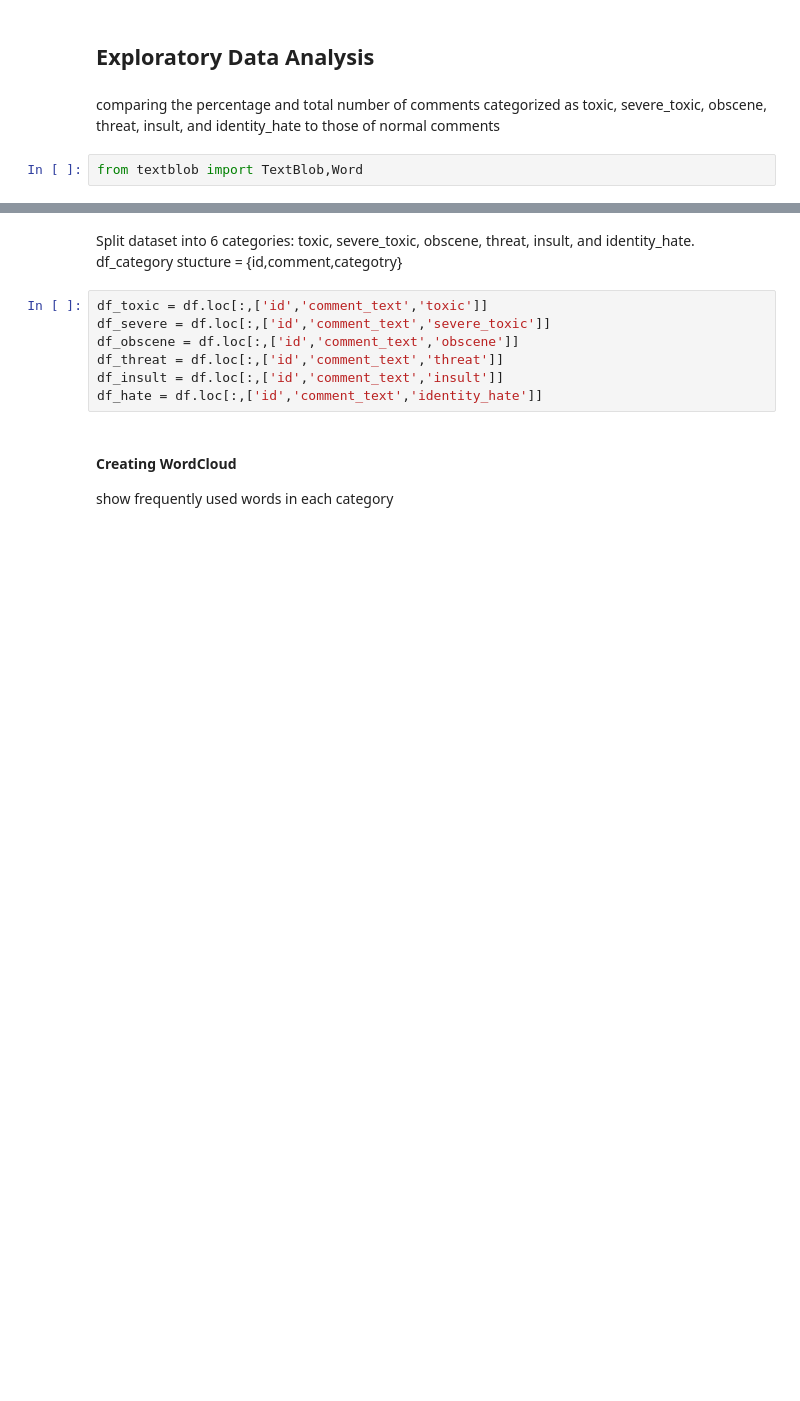
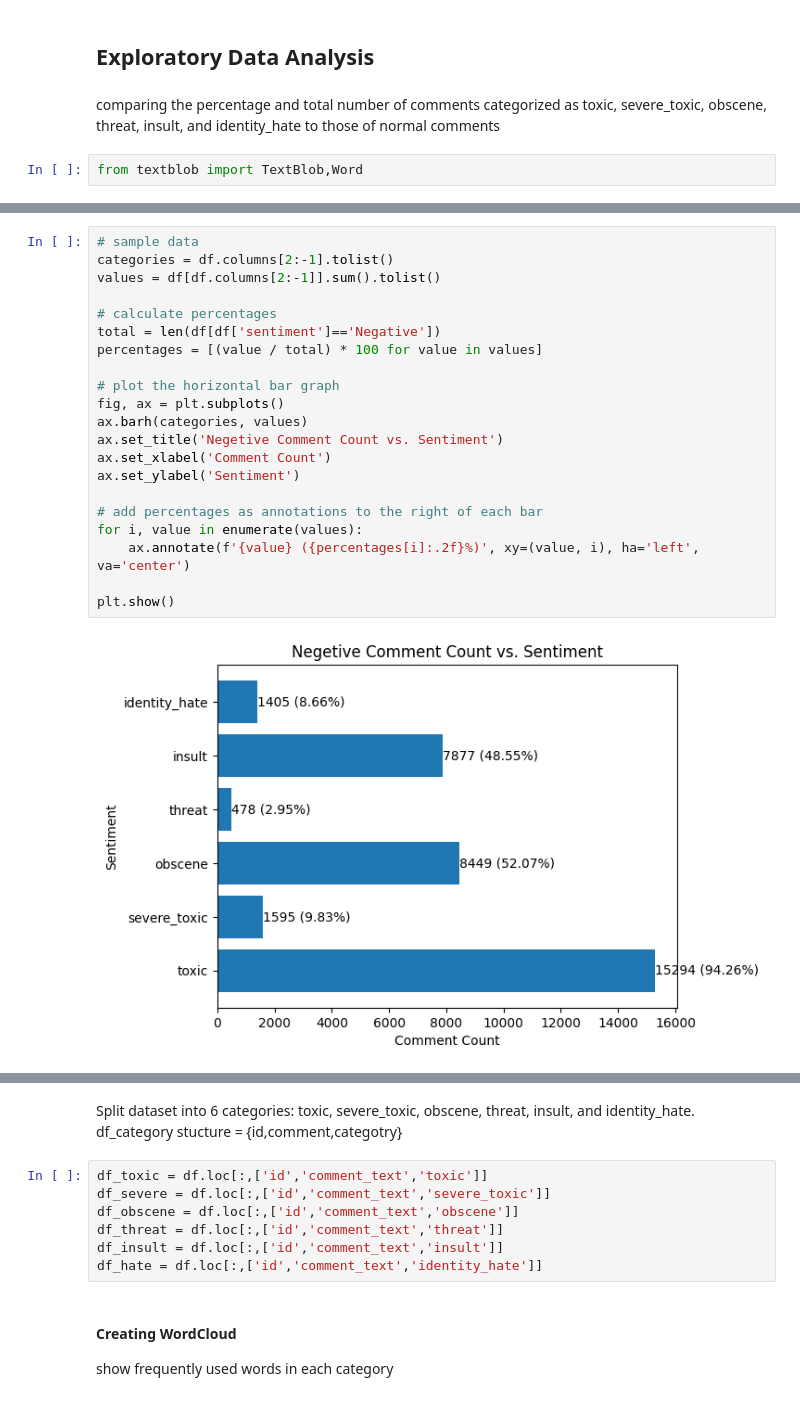
Before and after one commit to whoismanoj/Team3-SC1005-miniProject-ToxicCommentClassifier, a Jupyter notebook: DSAI_Project.ipynb, the cells around one changed output, grey strips where cells are left out. Saved outputs shown, nothing was run; the diff lists cells and outputs as text; blank space fills up the shorter version.

```diff
--- a/DSAI_Project.ipynb
+++ b/DSAI_Project.ipynb
@@ -249,0 +219,23 @@ plt.show()
+# %%
+# sample data
+categories = df.columns[2:-1].tolist()
+values = df[df.columns[2:-1]].sum().tolist()
+
+# calculate percentages
+total = len(df[df['sentiment']=='Negative'])
+percentages = [(value / total) * 100 for value in values]
+
+# plot the horizontal bar graph
+fig, ax = plt.subplots()
+ax.barh(categories, values)
+ax.set_title('Negetive Comment Count vs. Sentiment')
+ax.set_xlabel('Comment Count')
+ax.set_ylabel('Sentiment')
+
+# add percentages as annotations to the right of each bar
+for i, value in enumerate(values):
+    ax.annotate(f'{value} ({percentages[i]:.2f}%)', xy=(value, i), ha='left', va='center')
+
+plt.show()
+# %% [output]
+[figure, added]
```
Also changed, not shown: parts of 28 cells of this notebook.
